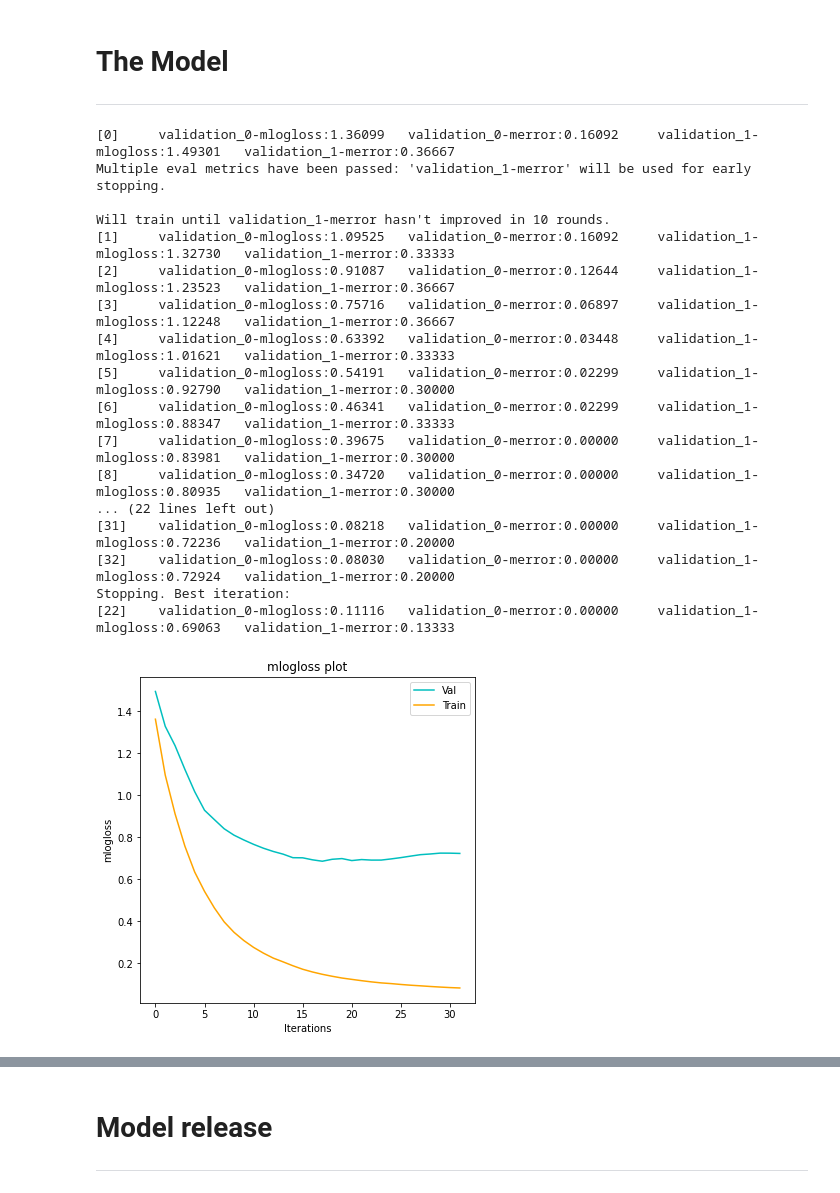
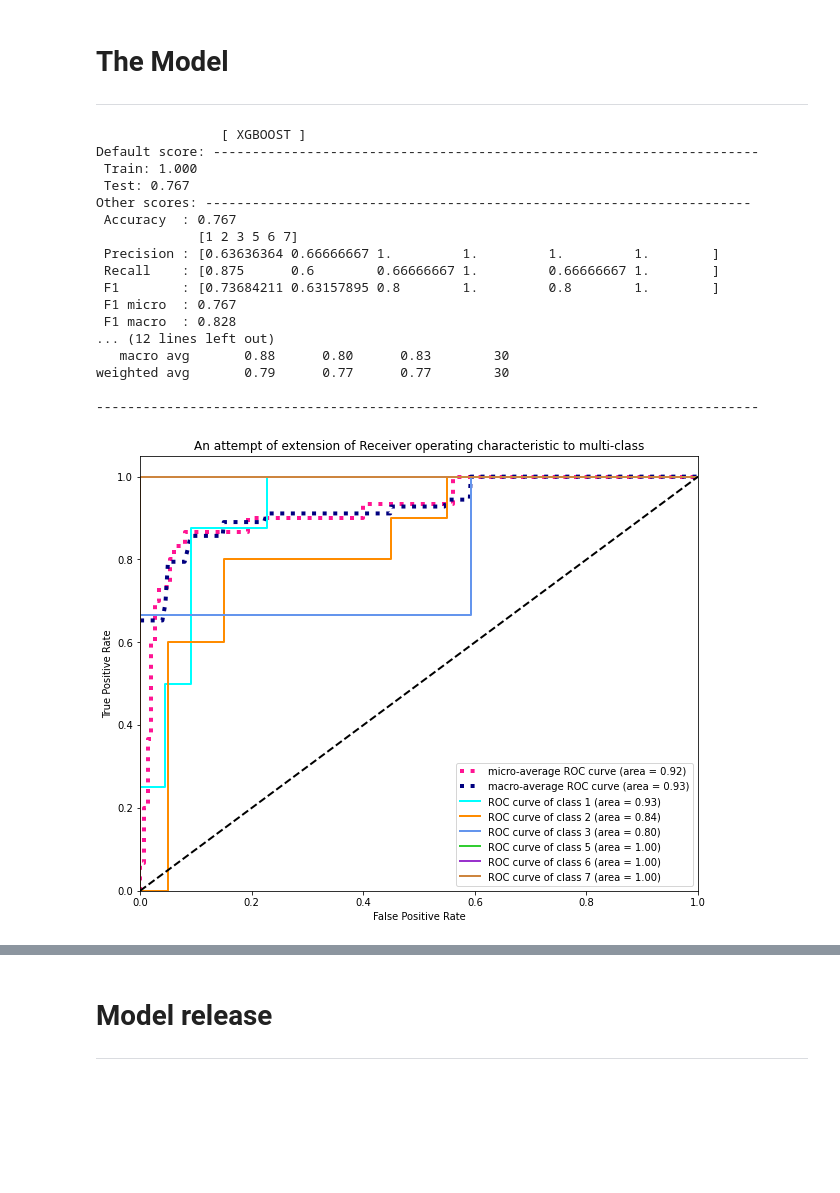
Before and after one commit to rdose/ia3-hunger_games, a Jupyter notebook: Final_model_demo.ipynb, the cells around one changed output, grey strips where cells are left out. Cells and saved outputs as stored; diff of their text form; code cells hidden in the pictures; blank space fills up the shorter version.

Commit message:
Fix model, it was being validated with train data.... dataset is too tiny to afford a validation set

```diff
--- a/Final_model_demo.ipynb
+++ b/Final_model_demo.ipynb
@@ -26,47 +26,41 @@ y = dataframe["type_of_glass"] #Target
 X_train, X_test, y_train, y_test = train_test_split(X, y)
 
 # This model does not require normalisation
-# from sklearn.preprocessing import StandardScaler
+from sklearn.preprocessing import StandardScaler
 # from sklearn.preprocessing import MinMaxScaler
-# sc = StandardScaler()
-# X_train = sc.fit_transform(X_train)
-# X_test = sc.transform(X_test)
+sc = StandardScaler()
+X_train = sc.fit_transform(X_train)
+X_test = sc.transform(X_test)
 # %% [markdown]
 # The Model
 ---
 # %%
 from xgboost.sklearn import XGBClassifier
 
 model_xgb = XGBClassifier(objective='multi:softmax',
-                     num_class=6,
-                     max_depth=4,
-                     gamma = 1e-06,
-                     random_state=989)
+                          num_class=6,
+                          max_depth=5)
 
-model_xgb.fit(X_train, y_train,
-         eval_set=[(X_train, y_train), (X_test, y_test)],
-         eval_metric=['mlogloss','merror'],
-         verbose=True,
-         early_stopping_rounds=10)
-plot_eval(['mlogloss','merror'],model_xgb.evals_result())
+#Given the tiny amount of data left we can't afford to train the algorithm with a validation set :(
+model_xgb.fit(X_train, y_train)
 print_scores(model_xgb, X_train, X_test, y_train, y_test, '[ XGBOOST ]')
 plot_roc(model_xgb, X_test, y_test)
 # %% [output]
-[0]     validation_0-mlogloss:1.36099   validation_0-merror:0.16092     validation_1-mlogloss:1.49301   validation_1-merror:0.36667
-Multiple eval metrics have been passed: 'validation_1-merror' will be used for early stopping.
+                [ XGBOOST ]
+Default score: ----------------------------------------------------------------------
+ Train: 1.000
+ Test: 0.767
+Other scores: ----------------------------------------------------------------------
+ Accuracy  : 0.767
+             [1 2 3 5 6 7]
+ Precision : [0.63636364 0.66666667 1.         1.         1.         1.        ]
+ Recall    : [0.875      0.6        0.66666667 1.         0.66666667 1.        ]
+ F1        : [0.73684211 0.63157895 0.8        1.         0.8        1.        ]
+ F1 micro  : 0.767
+ F1 macro  : 0.828
+... (12 lines left out)
+   macro avg       0.88      0.80      0.83        30
+weighted avg       0.79      0.77      0.77        30
 
-Will train until validation_1-merror hasn't improved in 10 rounds.
-[1]     validation_0-mlogloss:1.09525   validation_0-merror:0.16092     validation_1-mlogloss:1.32730   validation_1-merror:0.33333
-[2]     validation_0-mlogloss:0.91087   validation_0-merror:0.12644     validation_1-mlogloss:1.23523   validation_1-merror:0.36667
-[3]     validation_0-mlogloss:0.75716   validation_0-merror:0.06897     validation_1-mlogloss:1.12248   validation_1-merror:0.36667
-[4]     validation_0-mlogloss:0.63392   validation_0-merror:0.03448     validation_1-mlogloss:1.01621   validation_1-merror:0.33333
-[5]     validation_0-mlogloss:0.54191   validation_0-merror:0.02299     validation_1-mlogloss:0.92790   validation_1-merror:0.30000
-[6]     validation_0-mlogloss:0.46341   validation_0-merror:0.02299     validation_1-mlogloss:0.88347   validation_1-merror:0.33333
-[7]     validation_0-mlogloss:0.39675   validation_0-merror:0.00000     validation_1-mlogloss:0.83981   validation_1-merror:0.30000
-[8]     validation_0-mlogloss:0.34720   validation_0-merror:0.00000     validation_1-mlogloss:0.80935   validation_1-merror:0.30000
-... (22 lines left out)
-[31]    validation_0-mlogloss:0.08218   validation_0-merror:0.00000     validation_1-mlogloss:0.72236   validation_1-merror:0.20000
-[32]    validation_0-mlogloss:0.08030   validation_0-merror:0.00000     validation_1-mlogloss:0.72924   validation_1-merror:0.20000
-Stopping. Best iteration:
-[22]    validation_0-mlogloss:0.11116   validation_0-merror:0.00000     validation_1-mlogloss:0.69063   validation_1-merror:0.13333
+-------------------------------------------------------------------------------------
-[figure, old version]
+[figure, new version]
```
Also changed, not shown: parts of 3 cells of this notebook, 1 other file.
